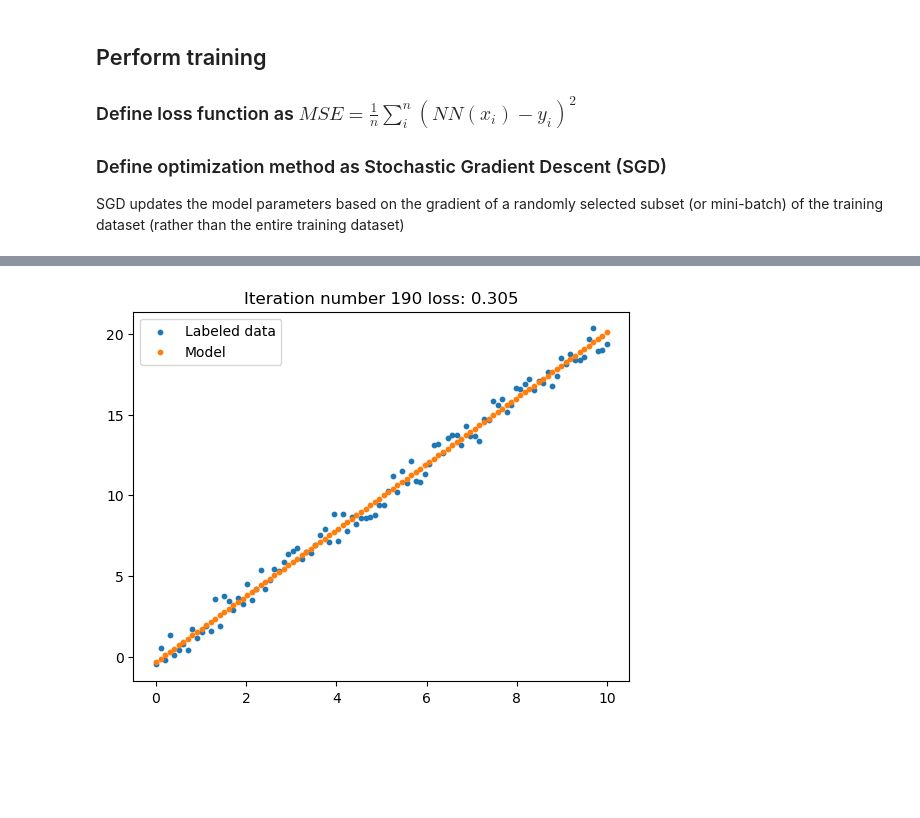
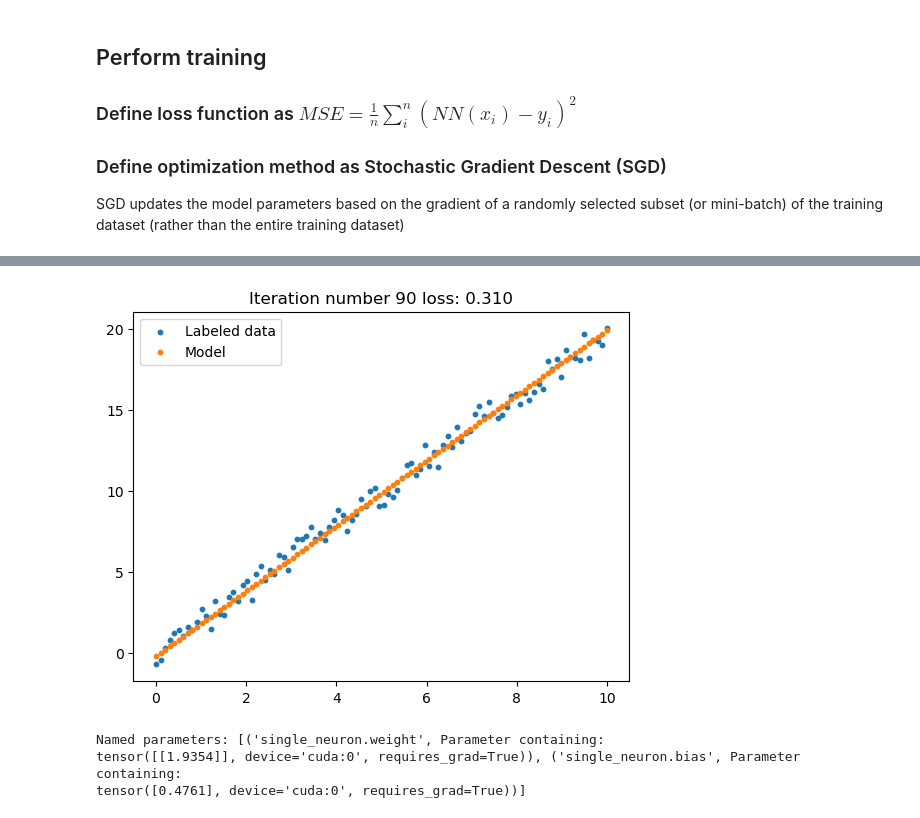
Before and after one commit to olmozavala/ISC_5935_Examples, a Jupyter notebook: PyTorch/1_Hello_NN.ipynb, the cells around one changed output, grey strips where cells are left out. Saved outputs shown, nothing was run; the diff lists cells and outputs as text; code cells hidden in the pictures; blank space fills up the shorter version.

```diff
--- a/PyTorch/1_Hello_NN.ipynb
+++ b/PyTorch/1_Hello_NN.ipynb
@@ -44,7 +44,7 @@ class SingleNeuronModel(nn.Module):
     def __init__(self):
         super().__init__() # Constructor of parent class
         self.single_neuron =  nn.Linear(1, 1)
-        nn.init.normal_(self.single_neuron.weight, mean=0, std=1)
+        # nn.init.normal_(self.single_neuron.weight, mean=0, std=1)
 
 
     # On the foreward model we indicate how to make one 'pass' of the model
@@ -91,13 +91,12 @@ SGD updates the model parameters based on the gradient of a randomly selected su
 # %%
 ## 3.Optimize the parameters of the model using backpropagation
 import copy
-
-
+import time
 ex_model = copy.deepcopy(start_model)
 
 loss_mse = nn.MSELoss() # Define loss function
-optimizer = torch.optim.SGD(ex_model.parameters(), lr=2e-3) # Define optimization algorithm
-epochs = 200
+optimizer = torch.optim.SGD(ex_model.parameters(), lr=2e-2) # Define optimization algorithm
+epochs = 100
 
 ex_model.train()
 
@@ -124,4 +123,5 @@ for i in range(epochs):
         ax.set_title(title)
         # display.display(plt.gcf())
         plt.show()
+        time.sleep(.1)
 # %% [output]
@@ -129 +129,8 @@ Iteration number 190 loss: 0.305
-[figure, old version]
+[figure, new version]
+# %%
+
+print("Named parameters:", list(ex_model.named_parameters()))
+# %% [output]
+Named parameters: [('single_neuron.weight', Parameter containing:
+tensor([[1.9354]], device='cuda:0', requires_grad=True)), ('single_neuron.bias', Parameter containing:
+tensor([0.4761], device='cuda:0', requires_grad=True))]
```
Also changed, not shown: parts of 3 cells of this notebook, 1 other file.
